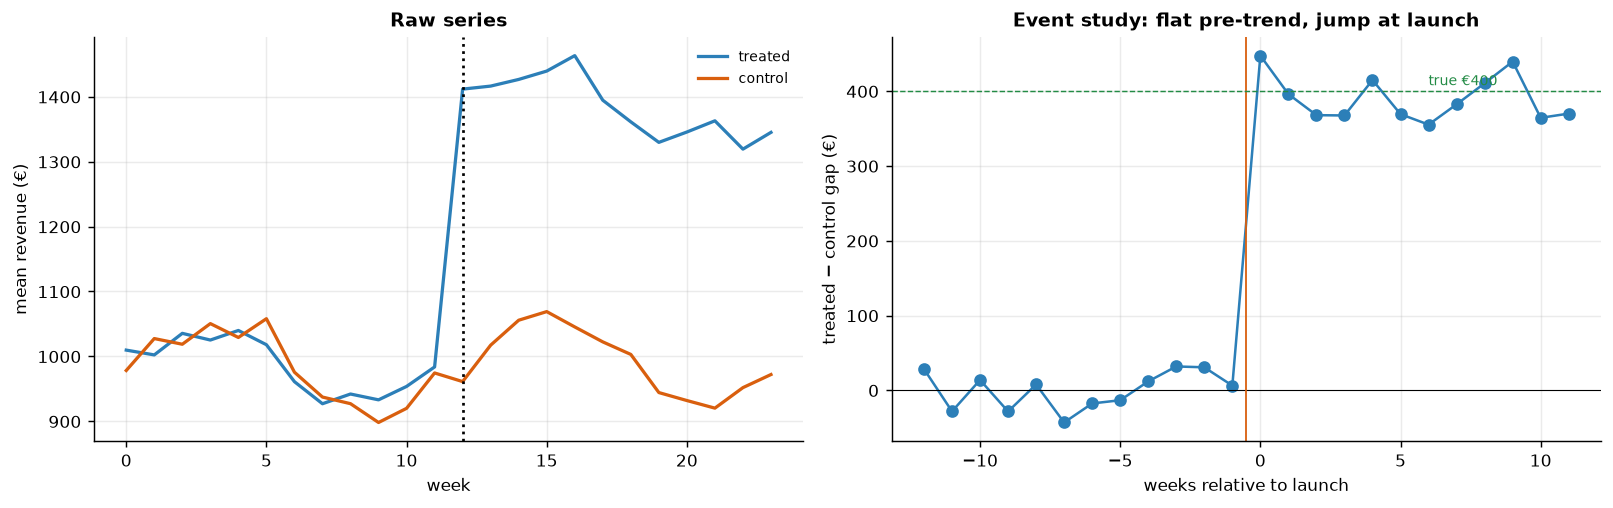
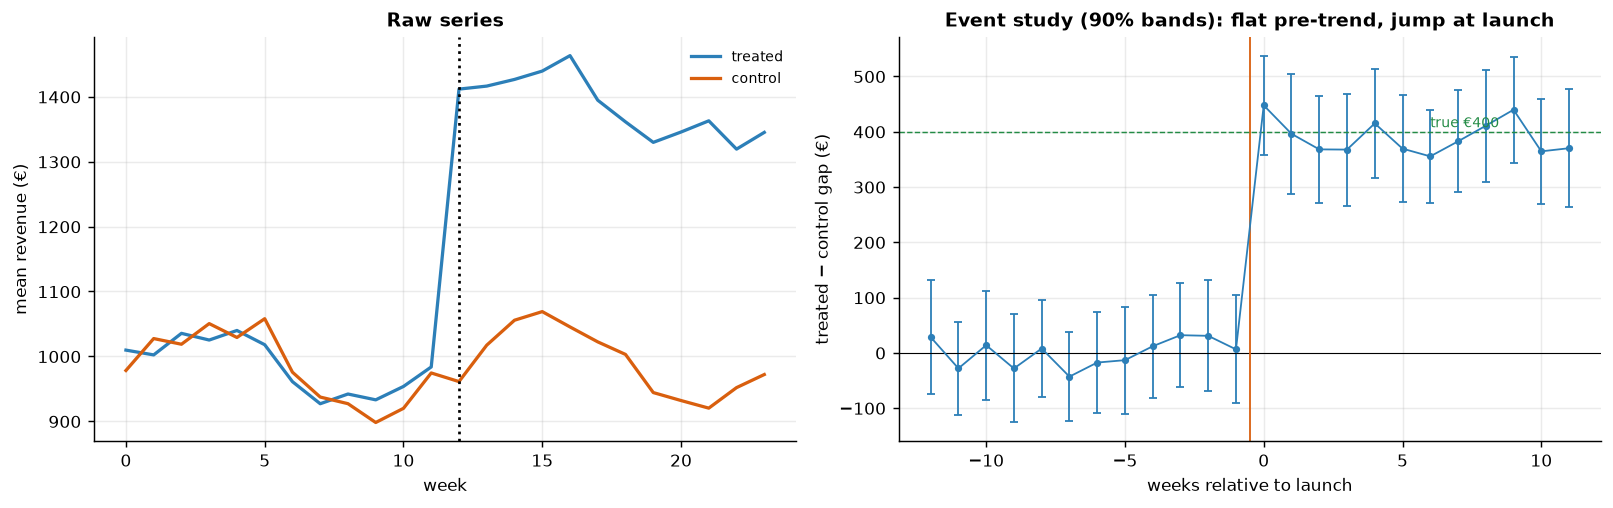
The notebook cell's code change between the first figure and the second:
--- before
+++ after
@@ -1,15 +1,24 @@
-# event study: per-week treated-minus-control gap, recentred on the pre-launch mean gap
+# event study WITH uncertainty: per-week treated−control gap ± 90% band, recentred on the pre-launch mean.
 piv = df.pivot_table(index="t", columns="group", values="revenue", aggfunc="mean")
-gap = (piv[1] - piv[0])
-gap_centered = gap - gap[gap.index < LAUNCH].mean()
+sd_ = df.pivot_table(index="t", columns="group", values="revenue", aggfunc="std")
+n_  = df.pivot_table(index="t", columns="group", values="revenue", aggfunc="count")
+gap = piv[1] - piv[0]
+se  = np.sqrt(sd_[1]**2 / n_[1] + sd_[0]**2 / n_[0])          # SE of each week's treated−control gap
+pre = gap.index < LAUNCH
+gap_centered = gap - gap[pre].mean()
 fig, ax = plt.subplots(1, 2, figsize=(12.5, 4))
 g = df.groupby(["t","group"])["revenue"].mean().unstack()
 ax[0].plot(g.index, g[1], color=plots.BLUE, lw=1.8, label="treated"); ax[0].plot(g.index, g[0], color=plots.ORANGE, lw=1.8, label="control")
 ax[0].axvline(LAUNCH, color="k", ls=":"); ax[0].set_xlabel("week"); ax[0].set_ylabel("mean revenue (€)"); ax[0].set_title("Raw series"); ax[0].legend(frameon=False, fontsize=8)
-ax[1].plot(gap_centered.index - LAUNCH, gap_centered.values, color=plots.BLUE, marker="o", lw=1.4)
+ax[1].errorbar(gap_centered.index - LAUNCH, gap_centered.values, yerr=1.645*se.values,
+               color=plots.BLUE, marker="o", lw=1.0, ms=3, capsize=2)
 ax[1].axhline(0, color="k", lw=0.6); ax[1].axvline(-0.5, color=plots.ORANGE, lw=1)
 ax[1].axhline(TRUE, color=plots.GREEN, ls="--", lw=0.8); ax[1].text(6, TRUE+8, f"true €{TRUE:.0f}", fontsize=8, color=plots.GREEN)
-ax[1].set_xlabel("weeks relative to launch"); ax[1].set_ylabel("treated − control gap (€)"); ax[1].set_title("Event study: flat pre-trend, jump at launch")
+ax[1].set_xlabel("weeks relative to launch"); ax[1].set_ylabel("treated − control gap (€)"); ax[1].set_title("Event study (90% bands): flat pre-trend, jump at launch")
 fig.tight_layout()
-pre_gap = gap_centered[gap_centered.index < LAUNCH].abs().mean()
-print(f"Pre-launch gaps average €{pre_gap:.0f} (≈0 supports parallel trends); post-launch gaps jump toward €{TRUE:.0f}.")
+lead_abs = gap_centered[pre].abs().mean(); lead_se = se[pre].mean()
+n_out = int((gap_centered[pre].abs() > 1.645 * se[pre]).sum())
+print(f"Pre-launch leads scatter around 0 within their 90% bands ({n_out} of {int(pre.sum())} exclude 0): mean |gap| "
+      f"€{lead_abs:.0f}, on the order of the per-week noise SE €{lead_se:.0f} — consistent with parallel trends, not a")
+print(f"pre-trend. (Centred leads average exactly 0 by construction, so it is their SPREAD vs the noise band, not a")
+print(f"mean, that carries the evidence.) Post-launch gaps jump to ≈€{TRUE:.0f}.")

Commit: P9 (9.1): nb08 event-study CIs + honest print; nb11 LATE=ATE framing (completes P9)